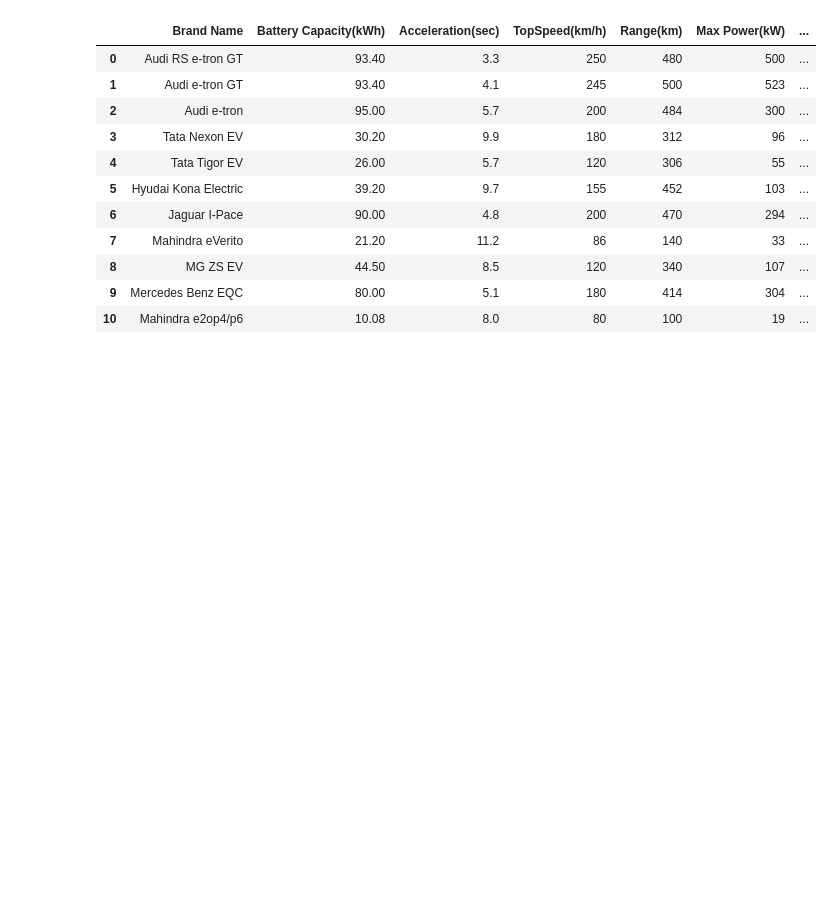
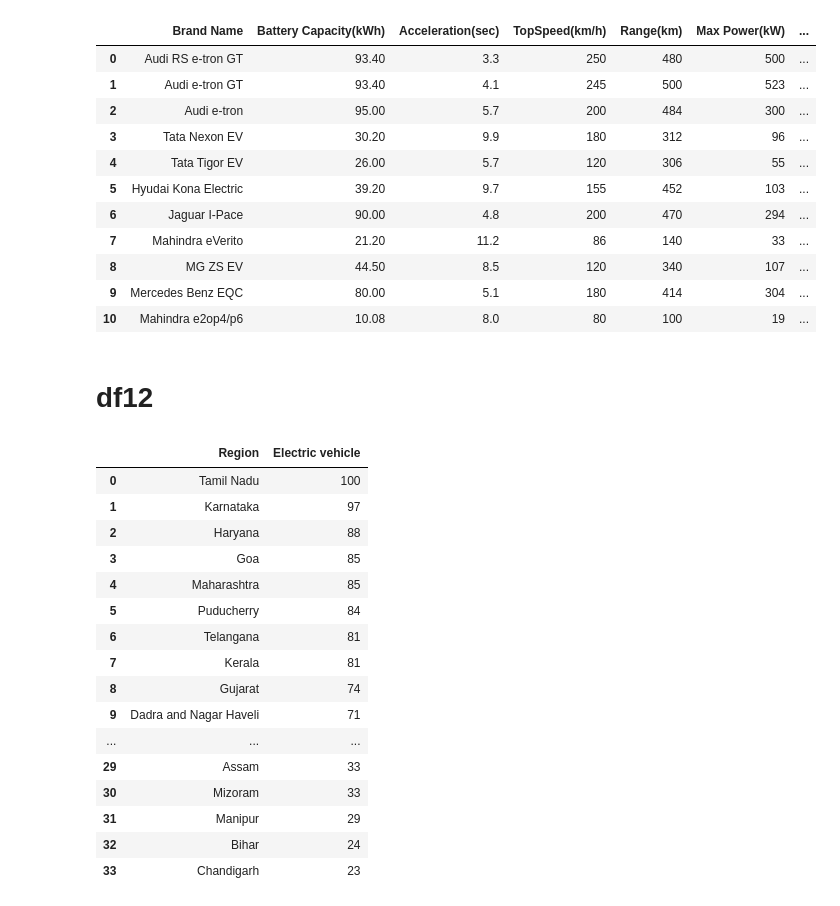
Before and after one commit to Adhiban1/EV-Market-Segmentation, a Jupyter notebook: dataset analysis.ipynb, the cells around one changed output. Drawn from its saved outputs; the diff is of its cells as text; code cells hidden in the pictures; blank space fills up the shorter version.

```diff
--- a/dataset analysis.ipynb
+++ b/dataset analysis.ipynb
@@ -490,3 +498,29 @@ df
 | 8 | MG ZS EV | 44.50 | 8.5 | 120 | 340 | 107 | ... |
 | 9 | Mercedes Benz EQC | 80.00 | 5.1 | 180 | 414 | 304 | ... |
 | 10 | Mahindra e2op4/p6 | 10.08 | 8.0 | 80 | 100 | 19 | ... |
+# %% [markdown]
+# df12
+# %%
+df = dfs['geoMap.csv']
+df = df.reset_index()
+df.columns = ['Region', 'Electric vehicle']
+df = df[1:].dropna().reset_index(drop=True)
+df
+# %% [output]
+|  | Region | Electric vehicle |
+| 0 | Tamil Nadu | 100 |
+| 1 | Karnataka | 97 |
+| 2 | Haryana | 88 |
+| 3 | Goa | 85 |
+| 4 | Maharashtra | 85 |
+| 5 | Puducherry | 84 |
+| 6 | Telangana | 81 |
+| 7 | Kerala | 81 |
+| 8 | Gujarat | 74 |
+| 9 | Dadra and Nagar Haveli | 71 |
+| ... | ... | ... |
+| 29 | Assam | 33 |
+| 30 | Mizoram | 33 |
+| 31 | Manipur | 29 |
+| 32 | Bihar | 24 |
+| 33 | Chandigarh | 23 |
```
Also changed, not shown: parts of 10 cells of this notebook, 22 other files.
